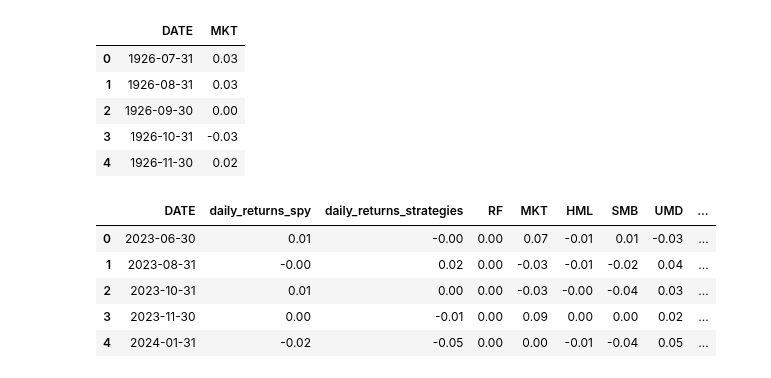
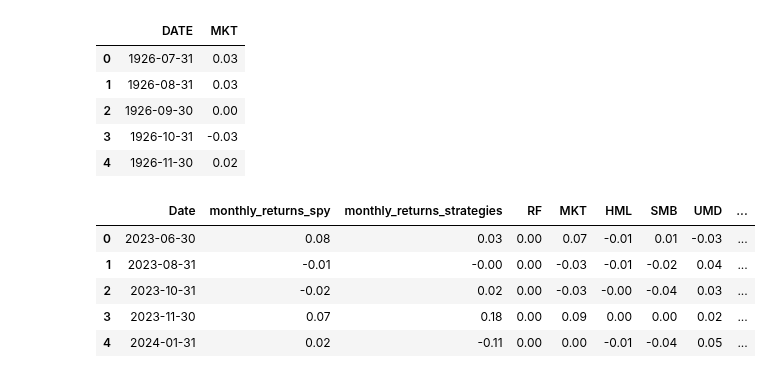
Before and after one commit to scimmione1/prop_trading_results_from_2023, a Jupyter notebook: 06_Strategy_vs_Fama-French Data.ipynb, the cells around one changed output. Cells and saved outputs as stored; diff of their text form; code cells hidden in the pictures.

```diff
--- a/06_Strategy_vs_Fama-French Data.ipynb
+++ b/06_Strategy_vs_Fama-French Data.ipynb
@@ -116,17 +116,14 @@ memory usage: 13.5 KB
 # last day of month for each date in the index
 
 # add last day of month column
-merged_df['DATE'] = merged_df.index.to_period('M').to_timestamp('M')
+merged_df['Date'] = merged_df.index.to_period('M').to_timestamp('M')
 
-# group by month and compute daily returns to monthly returns
-merged_df = merged_df.groupby('DATE').apply(lambda x: (1 + x).prod() - 1)
+# group by month and compute daily returns to monthly returns, adding two new columns
+merged_df['monthly_returns_spy'] = merged_df.groupby('Date')['daily_returns_spy'].apply(lambda x: (1 + x).prod() - 1)
+merged_df['monthly_returns_strategies'] = merged_df.groupby('Date')['daily_returns_strategies'].apply(lambda x: (1 + x).prod() - 1)
 
 # drop na values
 merged_df = merged_df.dropna()
 
-# add two columns with compounded monthly returns
-merged_df['cum_returns_spy'] = (1 + merged_df['daily_returns_spy']).cumprod() - 1
-merged_df['cum_returns_strategies'] = (1 + merged_df['daily_returns_strategies']).cumprod() - 1
-
 merged_df.head()
 # %% [output]
@@ -140,4 +136,9 @@ merged_df.head()
 # %%
+# visualization purpose only
+# add two columns with compounded monthly returns
+merged_df['cum_returns_spy'] = (1 + merged_df['monthly_returns_spy']).cumprod() - 1
+merged_df['cum_returns_strategies'] = (1 + merged_df['monthly_returns_strategies']).cumprod() - 1
+
 # plot merged_df.cum_returns_spy
 plt.figure(figsize=(10, 6))
 plt.plot(merged_df.index, merged_df['cum_returns_spy'], label='SPY Cumulative Monthly Returns')
@@ -243,23 +244,26 @@ df_mkt_.head()
 # %%
 # merging all dfs
 model_data = (
     merged_df
     .reset_index()
     .rename(columns={'index': 'DATE'})
     .merge(df_rfr, how='inner', on='DATE')
     .merge(df_mkt, how='inner', on='DATE')
     .merge(df_hml, how='inner', on='DATE')
     .merge(df_smb, how='inner', on='DATE')
     .merge(df_umd, how='inner', on='DATE')
     .merge(df_qmj, how='inner', on='DATE')
     .merge(df_bab, how='inner', on='DATE')
 )
 
+# drop columns daily_returns_spy, daily_returns_strategies, DATE, cum_returns_spy, cum_returns_strategies
+model_data = model_data.drop(columns=['daily_returns_spy', 'daily_returns_strategies', 'DATE', 'cum_returns_spy', 'cum_returns_strategies'])
+
 model_data.head()
 # %% [output]
-|  | DATE | daily_returns_spy | daily_returns_strategies | RF | MKT | HML | SMB | UMD | ... |
-| 0 | 2023-06-30 | 0.01 | -0.00 | 0.00 | 0.07 | -0.01 | 0.01 | -0.03 | ... |
-| 1 | 2023-08-31 | -0.00 | 0.02 | 0.00 | -0.03 | -0.01 | -0.02 | 0.04 | ... |
-| 2 | 2023-10-31 | 0.01 | 0.00 | 0.00 | -0.03 | -0.00 | -0.04 | 0.03 | ... |
-| 3 | 2023-11-30 | 0.00 | -0.01 | 0.00 | 0.09 | 0.00 | 0.00 | 0.02 | ... |
-| 4 | 2024-01-31 | -0.02 | -0.05 | 0.00 | 0.00 | -0.01 | -0.04 | 0.05 | ... |
+|  | Date | monthly_returns_spy | monthly_returns_strategies | RF | MKT | HML | SMB | UMD | ... |
+| 0 | 2023-06-30 | 0.08 | 0.03 | 0.00 | 0.07 | -0.01 | 0.01 | -0.03 | ... |
+| 1 | 2023-08-31 | -0.01 | -0.00 | 0.00 | -0.03 | -0.01 | -0.02 | 0.04 | ... |
+| 2 | 2023-10-31 | -0.02 | 0.02 | 0.00 | -0.03 | -0.00 | -0.04 | 0.03 | ... |
+| 3 | 2023-11-30 | 0.07 | 0.18 | 0.00 | 0.09 | 0.00 | 0.00 | 0.02 | ... |
+| 4 | 2024-01-31 | 0.02 | -0.11 | 0.00 | 0.00 | -0.01 | -0.04 | 0.05 | ... |
```
Also changed, not shown: parts of 13 cells of this notebook.
